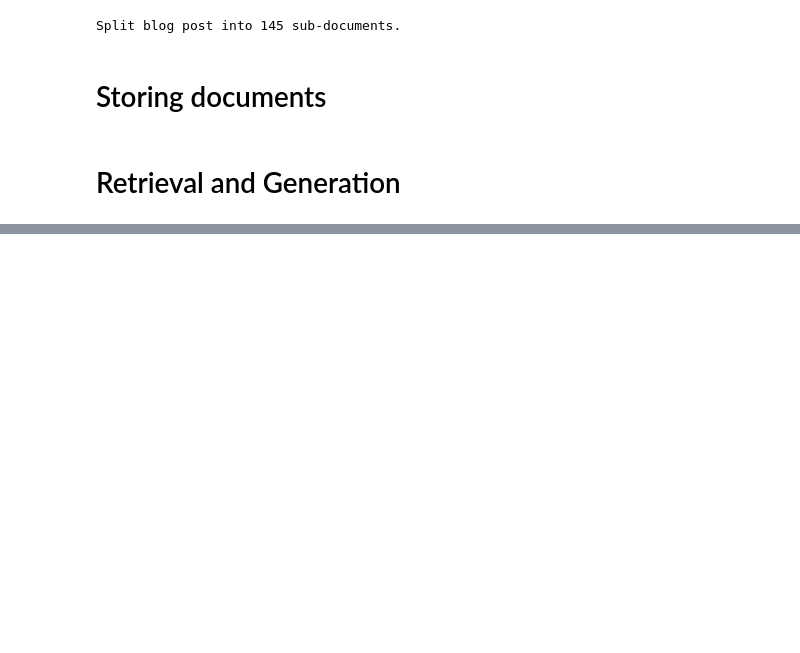
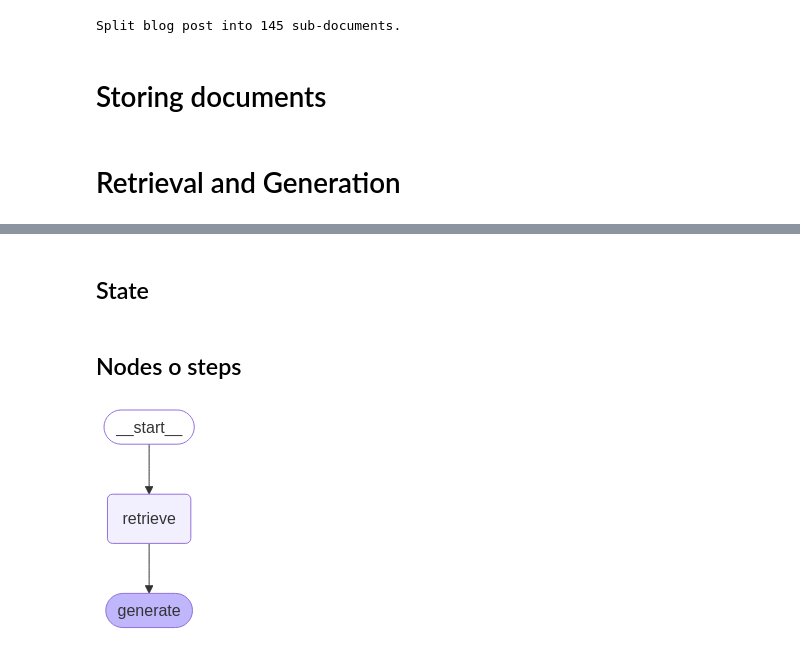
Before and after one commit to damtaba/llms, a Jupyter notebook: RAG/RAG_system.ipynb, the cells around one changed output, grey strips where cells are left out. Drawn from its saved outputs; the diff is of its cells as text; code cells hidden in the pictures; blank space fills up the shorter version.

```diff
--- a/RAG/RAG_system.ipynb
+++ b/RAG/RAG_system.ipynb
@@ -129,3 +133,6 @@ Split blog post into 145 sub-documents.
 document_ids = vector_store.add_documents(documents=all_splits)
 # %% [markdown]
 # Retrieval and Generation
+# %%
+# Example of prompt for RAG
+prompt = hub.pull("rlm/rag-prompt")
@@ -131,0 +155,32 @@ document_ids = vector_store.add_documents(documents=all_splits)
+# %% [markdown]
+## State
+# %%
+class State(TypedDict):
+    question: str
+    context: List[Document]
+    answer: str
+# %% [markdown]
+## Nodes o steps
+# %%
+def retrieve(state: State):
+    retrieved_docs = vector_store.similarity_search(state["question"])
+    return {"context": retrieved_docs}
+
+
+def generate(state: State):
+    docs_content = "\n\n".join(doc.page_content for doc in state["context"])
+    messages = prompt.invoke({"question": state["question"], "context": docs_content})
+    response = llm.invoke(messages)
+    return {"answer": response.content}
+# %%
+from langgraph.graph import START, StateGraph
+
+graph_builder = StateGraph(State).add_sequence([retrieve, generate])
+graph_builder.add_edge(START, "retrieve")
+graph = graph_builder.compile()
+# %%
+from IPython.display import Image, display
+
+display(Image(graph.get_graph().draw_mermaid_png()))
+# %% [output]
+[figure, added]
```
Also changed, not shown: parts of 4 cells of this notebook.
